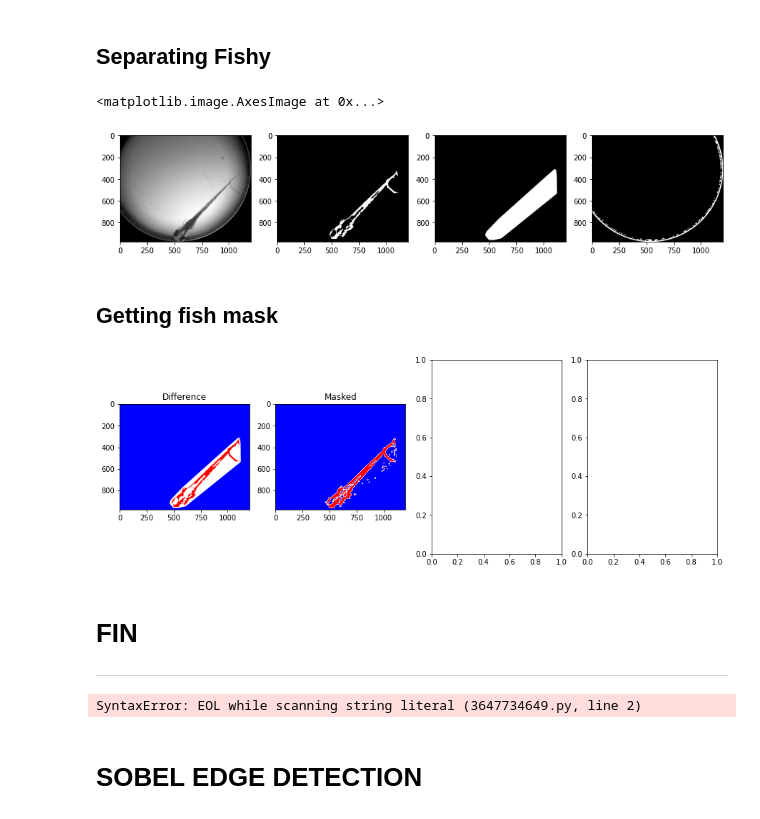
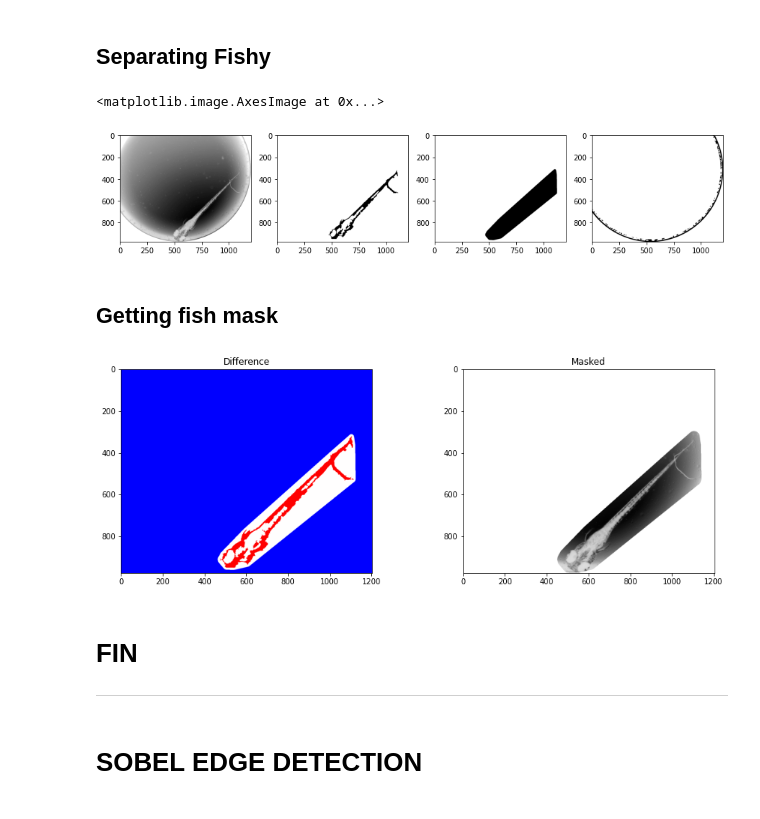
Before and after one commit to gimesia/zebrafisher, a Jupyter notebook: __docs/__notebooks/get_poss_fish_pipe.ipynb, the cells around one changed output. Drawn from its saved outputs; the diff is of its cells as text; code cells hidden in the pictures.

```diff
--- a/__docs/__notebooks/get_poss_fish_pipe.ipynb
+++ b/__docs/__notebooks/get_poss_fish_pipe.ipynb
@@ -310,31 +300,34 @@ fishy.fish_props.mask.masked = fish_masked
 fig, ax = plt.subplots(1, 4, figsize=(15, 10))
 ax = ax.ravel()
 
-ax[0].imshow(fishy.processed, 'gray')
-ax[1].imshow(fish_masked, 'gray')
-ax[2].imshow(convex, 'gray')
-ax[3].imshow(fishy.binary, 'gray')
+ax[0].imshow(fishy.processed, 'binary')
+ax[1].imshow(fish_masked, 'binary')
+ax[2].imshow(convex, 'binary')
+ax[3].imshow(fishy.binary, 'binary')
 # %% [output]
 <matplotlib.image.AxesImage at 0x...>
-[figure, old version]
+[figure, new version]
 # %% [markdown]
 ## Getting fish mask
 # %%
-fig, ax = plt.subplots(1, 4, figsize=(15, 5))
+fig, ax = plt.subplots(1, 2, figsize=(15, 5))
 ax = ax.ravel()
 
 ax[0].imshow(chull_diff, 'bwr')
 ax[0].set_title('Difference')
 
-ax[1].imshow(binarey * convex, 'bwr')
+convex_ = dilation(convex, disk(15))
+
+
+ax[1].imshow(fishy.well_props.mask.cropped_masked * convex_, 'binary')
 ax[1].set_title('Masked')
 
 fishy.fish_props.mask.og = convex
 fishy.fish_props.mask.masked = binarey * convex
 
 plt.show()
 # %% [output]
-[figure, old version]
+[figure, new version]
 # %% [markdown]
 # FIN
 ___________________________________________________
@@ -440,10 +434,6 @@ def get_meniscus_(binary_img: np.ndarray, mask: np.ndarray, corrected=False) ->
     full = np.concatenate((left_side, right_side), axis=1)
 
     return full
-# %%
-lala = np.arange(25).reshape(5,5)
-# %% [output]
-SyntaxError: EOL while scanning string literal (3647734649.py, line 2)
 # %% [markdown]
 # SOBEL EDGE DETECTION
 # %%
```
Also changed, not shown: parts of 8 cells of this notebook, 10 other files.
